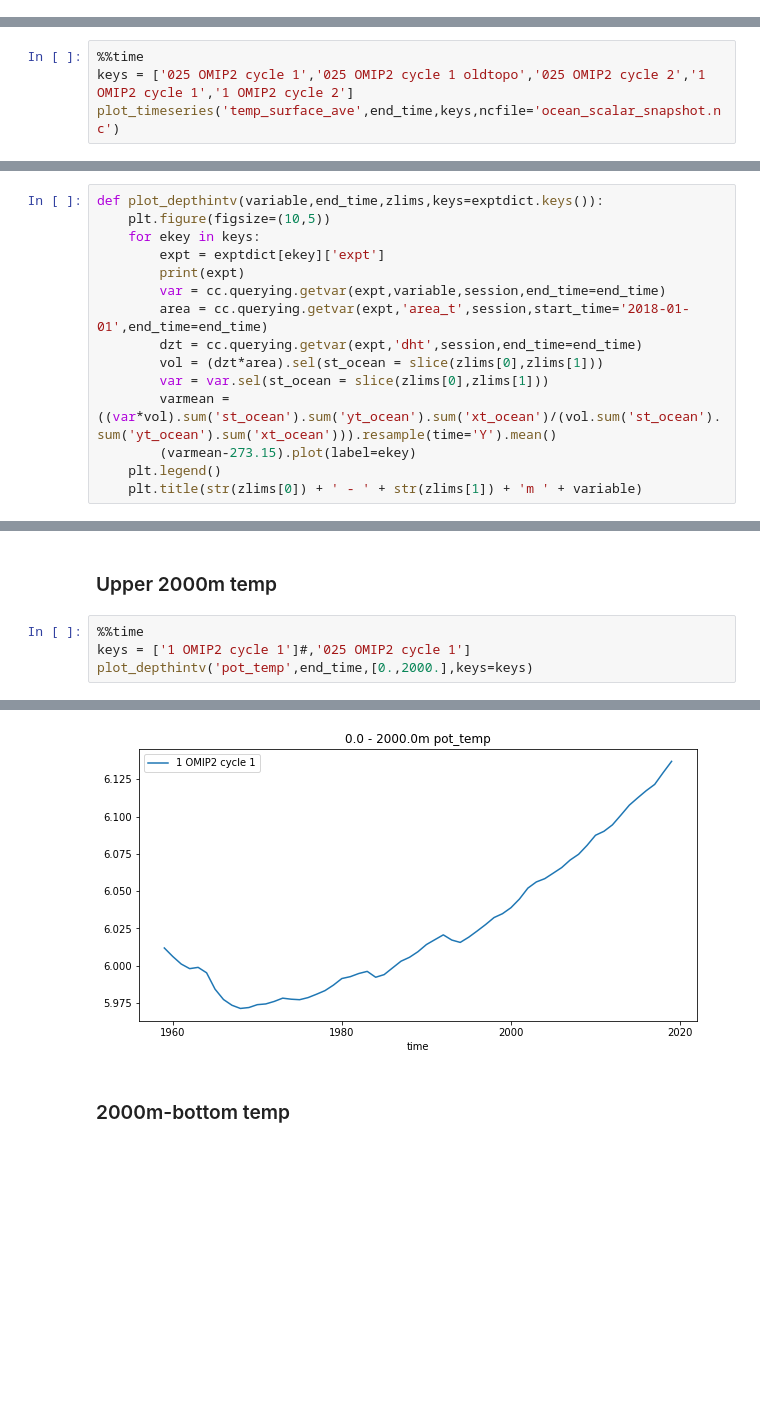
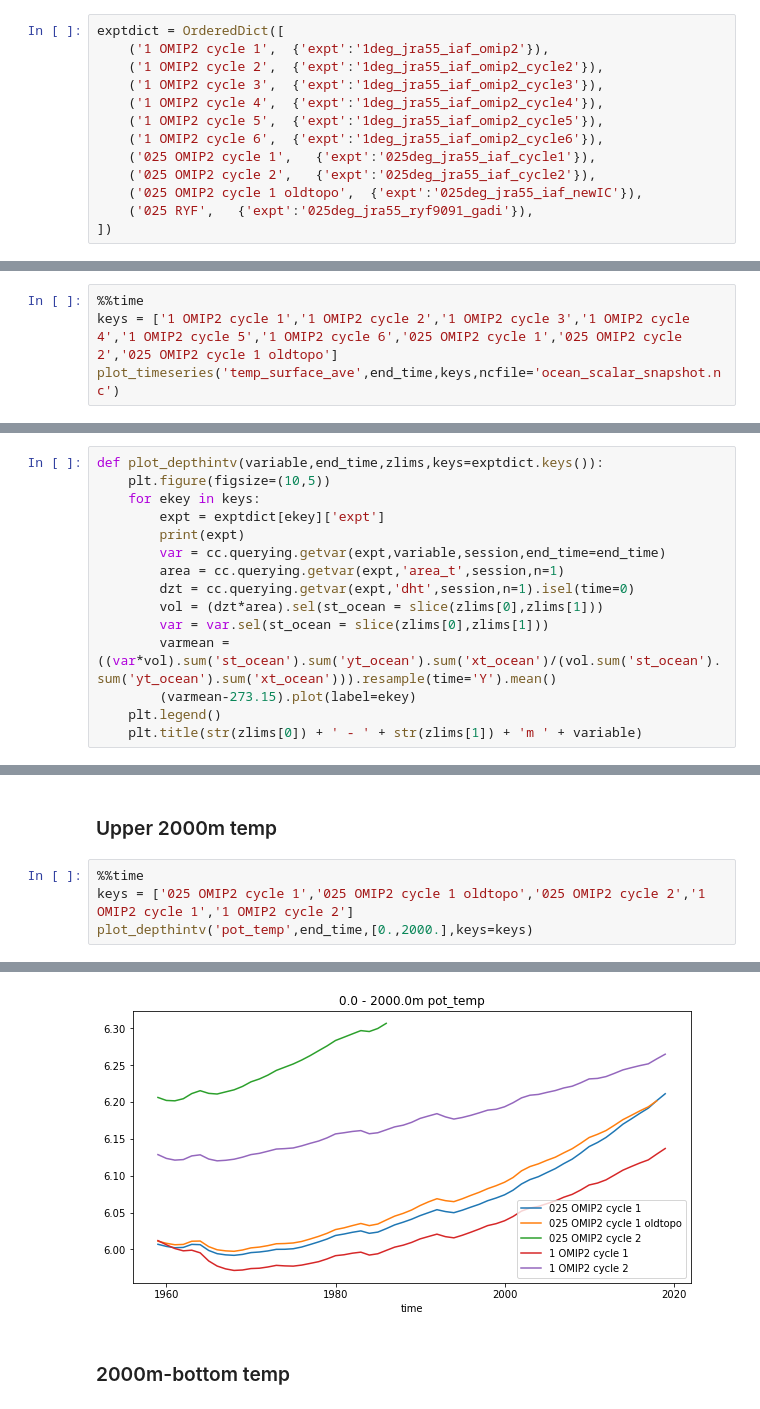
Before and after one commit to rmholmes/cosima-scripts, a Jupyter notebook: omip/OMIP2_025deg_InitialAnalysis.ipynb, the cells around one changed output, grey strips where cells are left out. Drawn from its saved outputs; the diff is of its cells as text; blank space fills up the shorter version.

```diff
--- a/omip/OMIP2_025deg_InitialAnalysis.ipynb
+++ b/omip/OMIP2_025deg_InitialAnalysis.ipynb
@@ -40,3 +31,16 @@ exptdict = OrderedDict([
+# %%
+exptdict = OrderedDict([
+    ('1 OMIP2 cycle 1',  {'expt':'1deg_jra55_iaf_omip2'}),
+    ('1 OMIP2 cycle 2',  {'expt':'1deg_jra55_iaf_omip2_cycle2'}),
+    ('1 OMIP2 cycle 3',  {'expt':'1deg_jra55_iaf_omip2_cycle3'}),
+    ('1 OMIP2 cycle 4',  {'expt':'1deg_jra55_iaf_omip2_cycle4'}),
+    ('1 OMIP2 cycle 5',  {'expt':'1deg_jra55_iaf_omip2_cycle5'}),
+    ('1 OMIP2 cycle 6',  {'expt':'1deg_jra55_iaf_omip2_cycle6'}),
+    ('025 OMIP2 cycle 1',   {'expt':'025deg_jra55_iaf_cycle1'}),
+    ('025 OMIP2 cycle 2',   {'expt':'025deg_jra55_iaf_cycle2'}),
+    ('025 OMIP2 cycle 1 oldtopo',  {'expt':'025deg_jra55_iaf_newIC'}),
+    ('025 RYF',   {'expt':'025deg_jra55_ryf9091_gadi'}),
+])
 # %% [markdown]
 ## Just checking the final data for each expt.
 # %%
@@ -92,6 +100,6 @@ Wall time: 9.89 s
 ### Surface Temperature
 # %%
 %%time
-keys = ['025 OMIP2 cycle 1','025 OMIP2 cycle 1 oldtopo','025 OMIP2 cycle 2','1 OMIP2 cycle 1','1 OMIP2 cycle 2']
+keys = ['1 OMIP2 cycle 1','1 OMIP2 cycle 2','1 OMIP2 cycle 3','1 OMIP2 cycle 4','1 OMIP2 cycle 5','1 OMIP2 cycle 6','025 OMIP2 cycle 1','025 OMIP2 cycle 2','025 OMIP2 cycle 1 oldtopo']
 plot_timeseries('temp_surface_ave',end_time,keys,ncfile='ocean_scalar_snapshot.nc')
 # %% [output]
@@ -125,8 +133,8 @@ def plot_depthintv(variable,end_time,zlims,keys=exptdict.keys()):
         expt = exptdict[ekey]['expt']
         print(expt)
         var = cc.querying.getvar(expt,variable,session,end_time=end_time)
-        area = cc.querying.getvar(expt,'area_t',session,start_time='2018-01-01',end_time=end_time)
-        dzt = cc.querying.getvar(expt,'dht',session,end_time=end_time)
+        area = cc.querying.getvar(expt,'area_t',session,n=1)
+        dzt = cc.querying.getvar(expt,'dht',session,n=1).isel(time=0)
         vol = (dzt*area).sel(st_ocean = slice(zlims[0],zlims[1]))
         var = var.sel(st_ocean = slice(zlims[0],zlims[1]))
         varmean = ((var*vol).sum('st_ocean').sum('yt_ocean').sum('xt_ocean')/(vol.sum('st_ocean').sum('yt_ocean').sum('xt_ocean'))).resample(time='Y').mean()
@@ -148,6 +172,6 @@ Wall time: 1min 10s
 ### Upper 2000m temp
 # %%
 %%time
-keys = ['1 OMIP2 cycle 1']#,'025 OMIP2 cycle 1']
+keys = ['025 OMIP2 cycle 1','025 OMIP2 cycle 1 oldtopo','025 OMIP2 cycle 2','1 OMIP2 cycle 1','1 OMIP2 cycle 2']
 plot_depthintv('pot_temp',end_time,[0.,2000.],keys=keys)
 # %% [output]
@@ -157,4 +195,4 @@ Wall time: 1min 7s
-[figure, old version]
+[figure, new version]
 # %% [markdown]
 ### 2000m-bottom temp
 # %%
```
Also changed, not shown: parts of 15 cells of this notebook, 1 other file.
